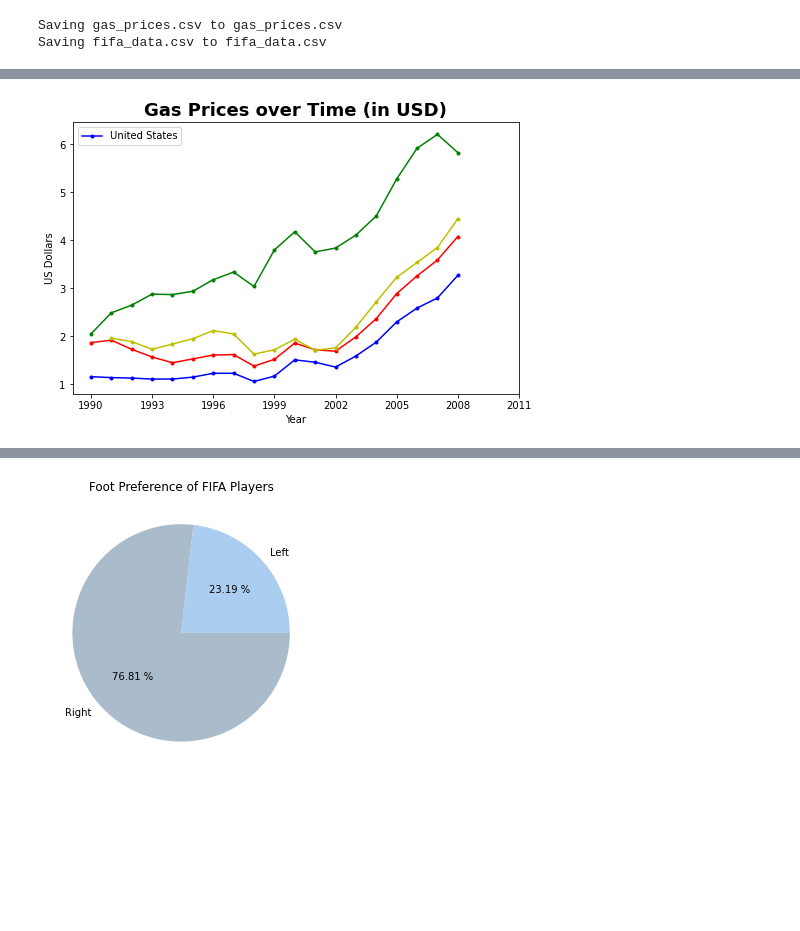
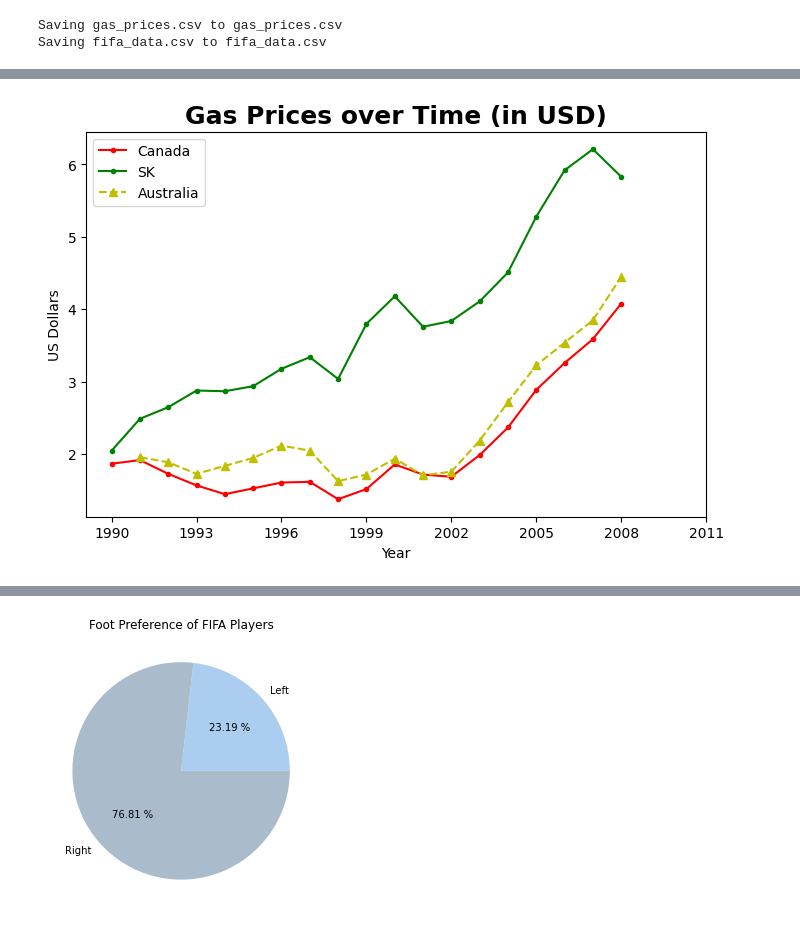
Before and after one commit to bharathbiju/graph, a Jupyter notebook: graph.ipynb, the cells around one changed output, grey strips where cells are left out. Drawn from its saved outputs; the diff is of its cells as text; code cells hidden in the pictures; blank space fills up the shorter version.

```diff
--- a/graph.ipynb
+++ b/graph.ipynb
@@ -81,33 +86,34 @@ plt.show()
 # %%
 gas = pd.read_csv('gas_prices.csv')
 
 plt.figure(figsize=(8,5))
 
 plt.title('Gas Prices over Time (in USD)', fontdict={'fontweight':'bold', 'fontsize': 18})
 
-plt.plot(gas.Year, gas.USA, 'b.-', label='United States')
-plt.plot(gas.Year, gas.Canada, 'r.-')
-plt.plot(gas.Year, gas['South Korea'], 'g.-')
-plt.plot(gas.Year, gas.Australia, 'y.-')
+# plt.plot(gas.Year, gas.USA, 'b.-', label='United States')
+arr1=plt.plot(gas.Year, gas.Canada, 'r.-')
+arr2=plt.plot(gas.Year, gas['South Korea'], 'g.-')
+arr3=plt.plot(gas.Year, gas.Australia, 'y^--')
 
 # Another Way to plot many values!
 # countries_to_look_at = ['Australia', 'USA', 'Canada', 'South Korea']
 # for country in gas:
 #     if country in countries_to_look_at:
 #         plt.plot(gas.Year, gas[country], marker='.')
 
 plt.xticks(gas.Year[::3].tolist()+[2011])
 
 plt.xlabel('Year')
 plt.ylabel('US Dollars')
 
-plt.legend()
 
-plt.savefig('Gas_price_figure.png', dpi=300)
+plt.legend(['Canada','SK','Australia'])
+
+# plt.savefig('Gas_price_figure.png', dpi=300)
 
 plt.show()
 # %% [output]
-[figure, old version]
+[figure, new version]
 # %%
 
 
```
Also changed, not shown: parts of 3 cells of this notebook.
